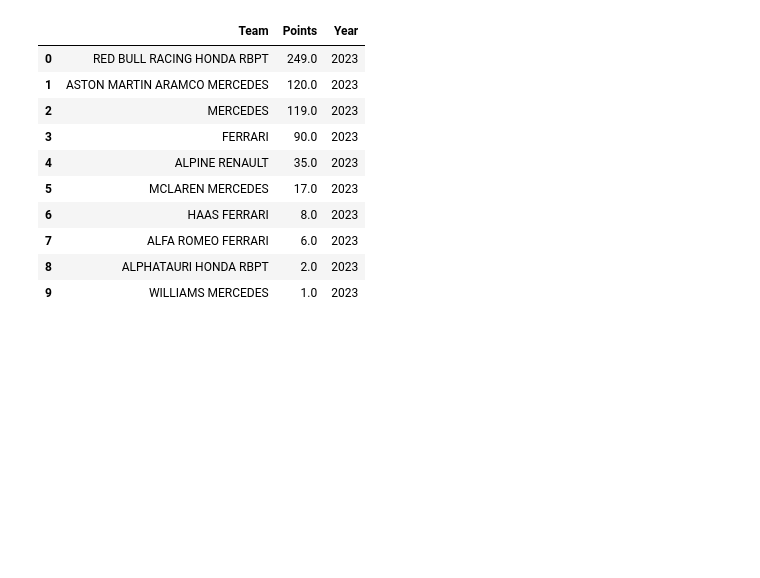
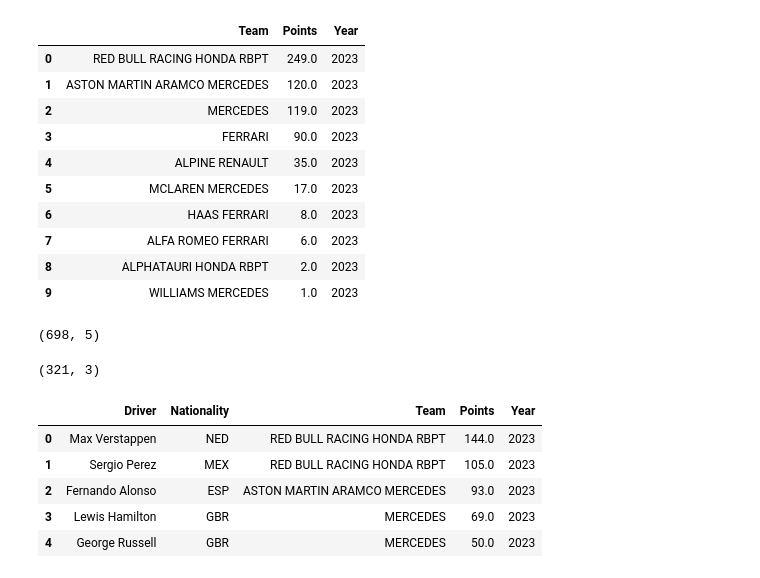
Before and after one commit to JuanGouveia/Final-Project, a Jupyter notebook: Points_record.ipynb, the cells around one changed output. Saved outputs shown, nothing was run; the diff lists cells and outputs as text; code cells hidden in the pictures; blank space fills up the shorter version.

Commit message:
carpeta de dataframes

```diff
--- a/Points_record.ipynb
+++ b/Points_record.ipynb
@@ -2615,3 +2626,28 @@ df23_y
 | 7 | ALFA ROMEO FERRARI | 6.0 | 2023 |
 | 8 | ALPHATAURI HONDA RBPT | 2.0 | 2023 |
 | 9 | WILLIAMS MERCEDES | 1.0 | 2023 |
+# %%
+dfs = [df23, df22, df21, df20, df19, df18, df17, df16, df15, df14, df13, df12, df11, df10, df09, df08, df07, df06, df05, df04, df03, df02, df01, df00, df99, df98, df97, df96, df95, df94, df93]
+
+Driver_Points = pd.concat(dfs, ignore_index=True)
+
+Driver_Points.shape
+# %% [output]
+(698, 5)
+# %%
+dfs_y = [df23_y, df22_y, df21_y, df20_y, df19_y, df18_y, df17_y, df16_y, df15_y, df14_y, df13_y, df12_y, df11_y, df10_y, df09_y, df08_y, df07_y, df06_y, df05_y, df04_y, df03_y, df02_y, df01_y, df00_y, df99_y, df98_y, df97_y, df96_y, df95_y, df94_y, df93_y]
+
+Const_Points = pd.concat(dfs_y, ignore_index=True)
+
+Const_Points.shape
+# %% [output]
+(321, 3)
+# %%
+Driver_Points.head()
+# %% [output]
+|  | Driver | Nationality | Team | Points | Year |
+| 0 | Max Verstappen | NED | RED BULL RACING HONDA RBPT | 144.0 | 2023 |
+| 1 | Sergio Perez | MEX | RED BULL RACING HONDA RBPT | 105.0 | 2023 |
+| 2 | Fernando Alonso | ESP | ASTON MARTIN ARAMCO MERCEDES | 93.0 | 2023 |
+| 3 | Lewis Hamilton | GBR | MERCEDES | 69.0 | 2023 |
+| 4 | George Russell | GBR | MERCEDES | 50.0 | 2023 |
```
Also changed, not shown: parts of 3 cells of this notebook, 18 other files.
